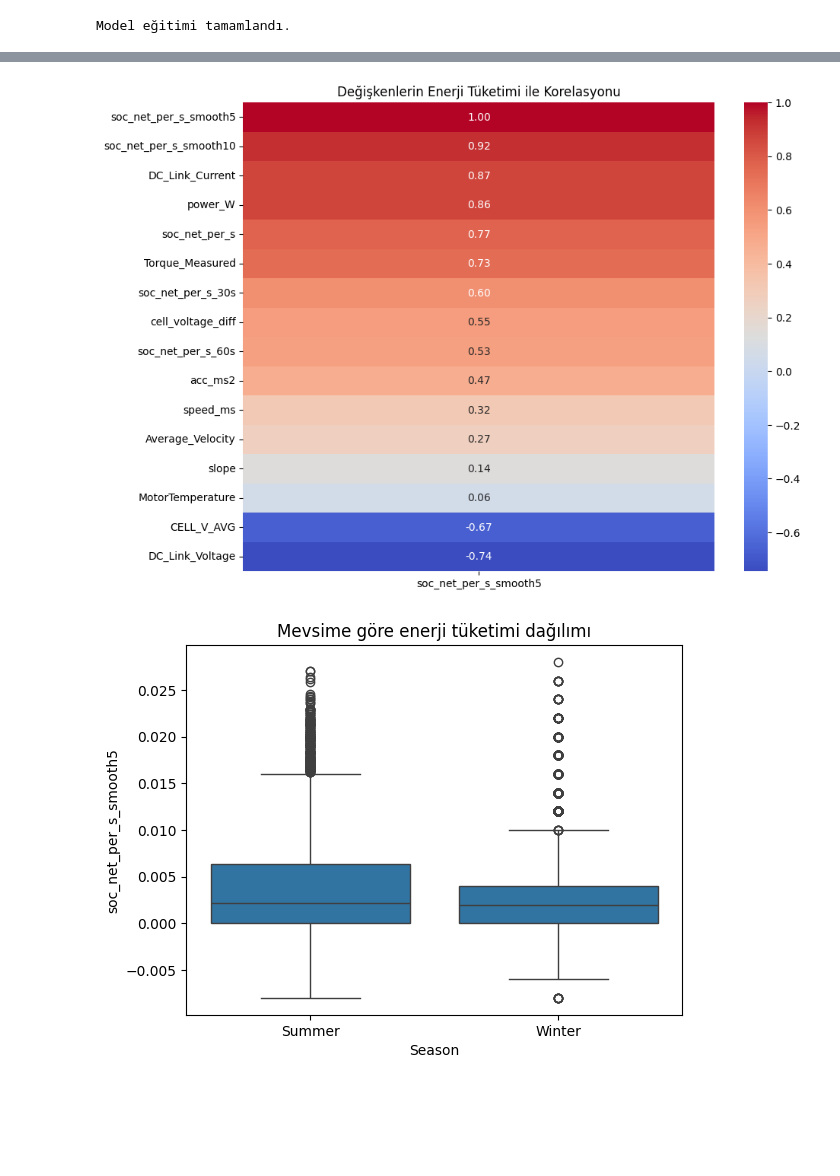
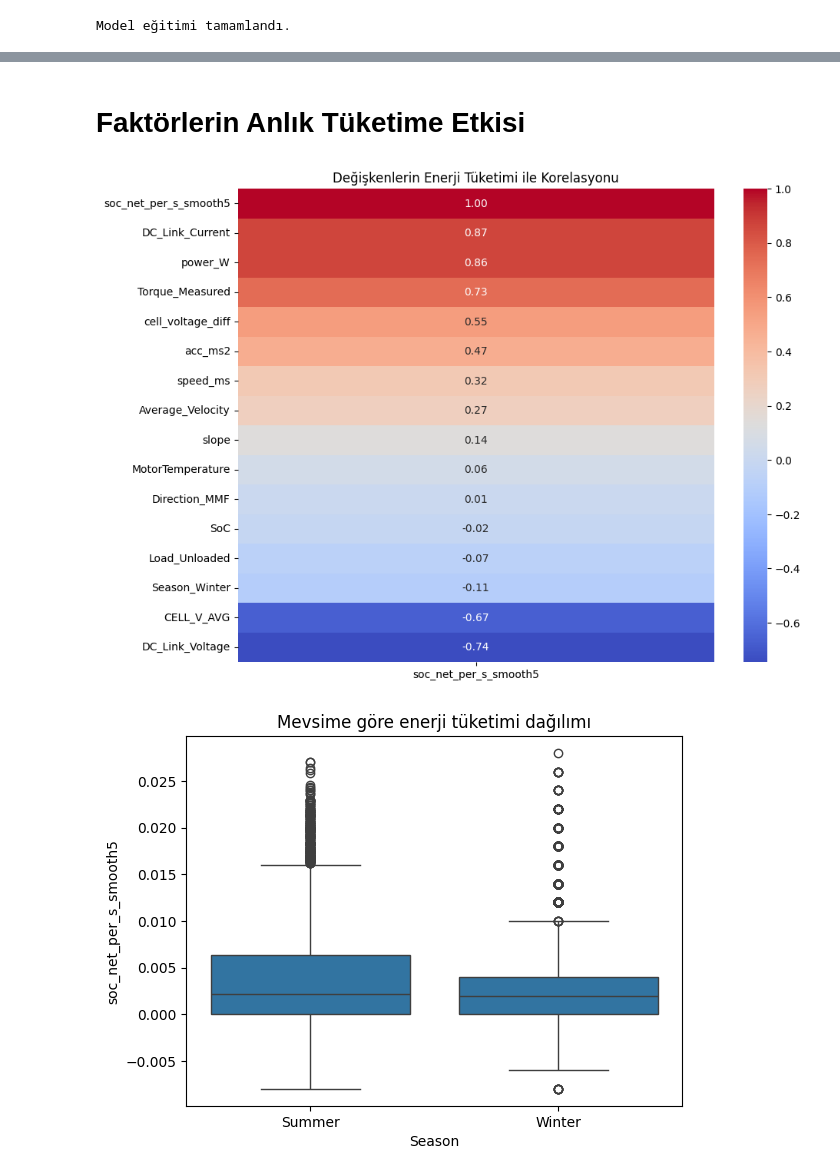
Before and after one commit to gmzdag/ev-energy-prediction, a Jupyter notebook: models/RandomForest.ipynb, the cells around one changed output, grey strips where cells are left out. Saved outputs shown, nothing was run; the diff lists cells and outputs as text; code cells hidden in the pictures; blank space fills up the shorter version.

```diff
--- a/models/RandomForest.ipynb
+++ b/models/RandomForest.ipynb
@@ -167,4 +169,6 @@ Modelin öğrenme sürecinde yalnızca sayısal veriler kullanılabilir. Bu nede
 categorical_cols = df.select_dtypes(include=["object", "category"]).columns.tolist()
 
 print("Kategorik kolonlar:", categorical_cols)
+categorical_cols.remove("Experiment_ID")
+print("Kategorik kolonlar:", categorical_cols)
 # %% [output]
@@ -630,0 +615,9 @@ Baseline — RMSE: 0.001389
+# %%
+drop_targets = {
+    "soc_net_per_s",
+    "soc_net_per_s_smooth10",
+    "soc_net_per_s_30s",
+    "soc_net_per_s_60s"
+}
+df_numeric.drop(columns=drop_targets ,inplace=True )
+df_numeric.head()
@@ -708,12 +1086,22 @@ Menzil (ilk 20): [142.29385697 142.29385697 142.29385697 142.29385697 142.293856
+# %% [markdown]
+# **Faktörlerin Anlık Tüketime Etkisi**
 # %%
-corr = df.corr(numeric_only=True)
+drop_targets = {
+    "soc_net_per_s",
+    "Experiment_ID",
+    "soc_net_per_s_smooth10",
+    "soc_net_per_s_30s",
+    "soc_net_per_s_60s"
+}
+df_numeric.drop(columns=drop_targets ,errors ="ignore" )
+corr = df_numeric.corr(numeric_only=True)
 plt.figure(figsize=(10,8))
 sns.heatmap(corr[['soc_net_per_s_smooth5']].sort_values(by='soc_net_per_s_smooth5', ascending=False),
             annot=True, cmap="coolwarm", fmt=".2f")
 plt.title("Değişkenlerin Enerji Tüketimi ile Korelasyonu")
 plt.show()
 # %% [output]
-[figure, old version]
+[figure, new version]
 # %%
 sns.boxplot(x="Season", y="soc_net_per_s_smooth5", data=df)
 plt.title("Mevsime göre enerji tüketimi dağılımı")
```
Also changed, not shown: parts of 47 cells of this notebook.
